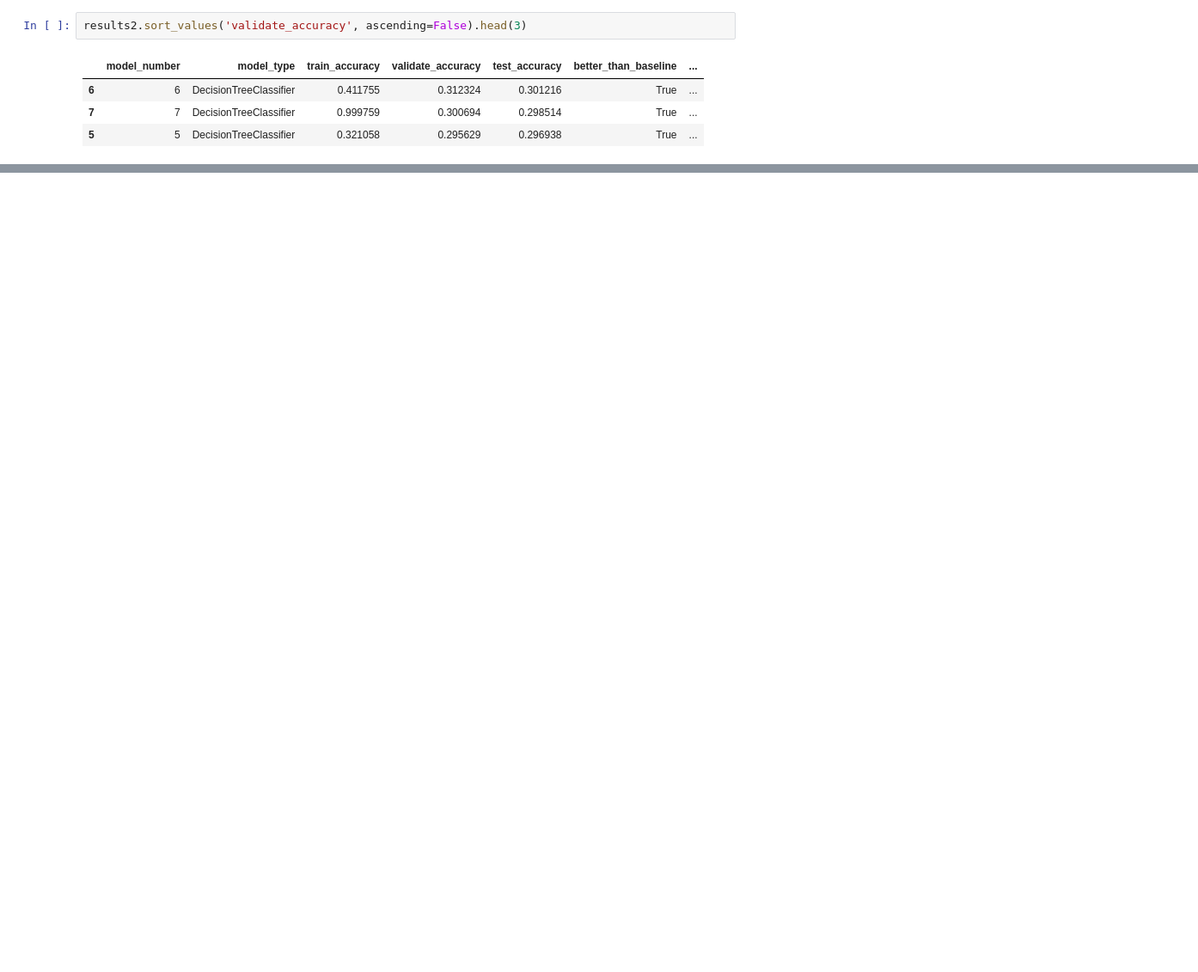
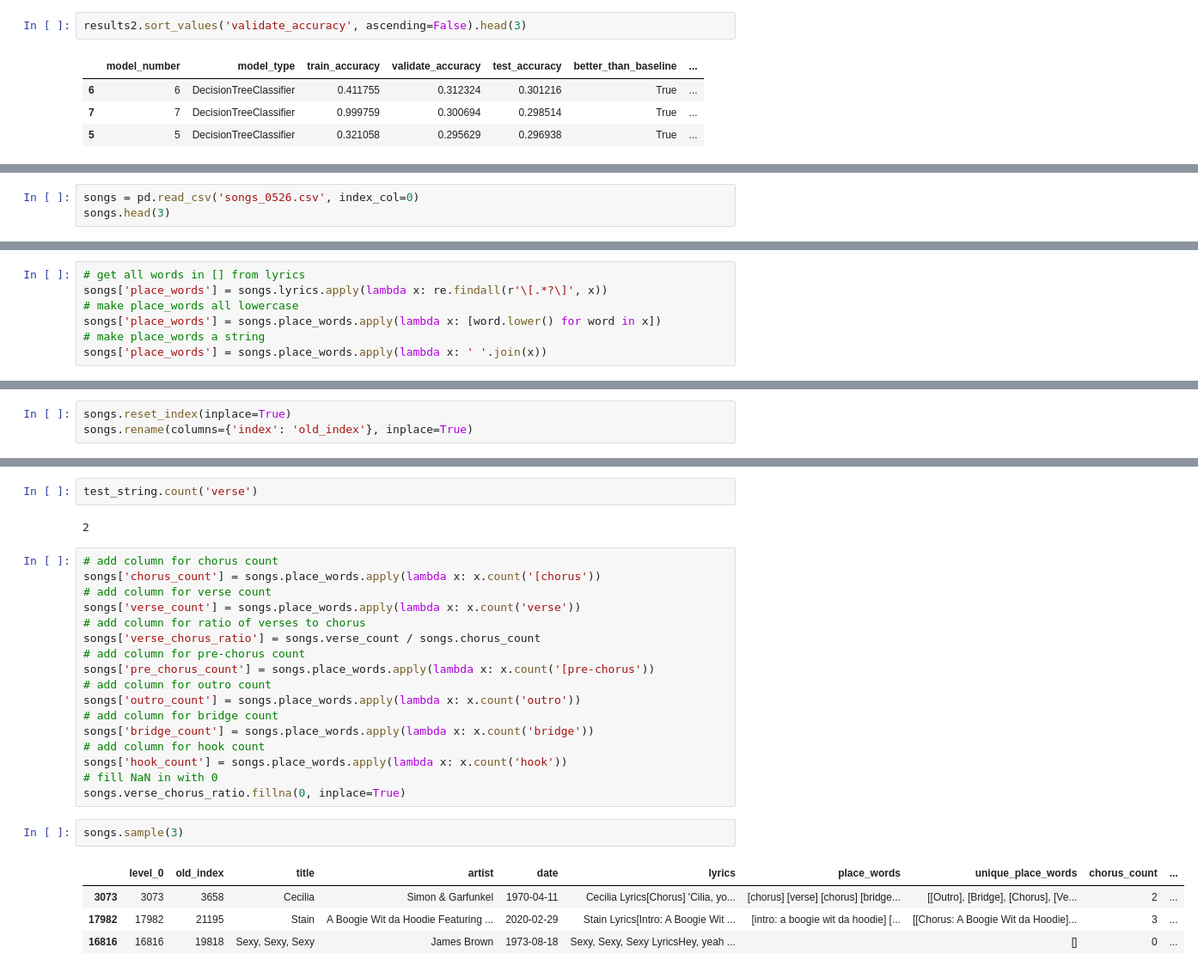
Before and after one commit to CBRJ-Lyrical-Metrics/lyrical-evolution-capstone, a Jupyter notebook: Drafts/chris_work.ipynb, the cells around one changed output, grey strips where cells are left out. Shown at 86% size. Cells and saved outputs as stored; diff of their text form; blank space fills up the shorter version.

```diff
--- a/Drafts/chris_work.ipynb
+++ b/Drafts/chris_work.ipynb
@@ -211,0 +243,3 @@ TypeError: run_random_forest_models() takes 0 positional arguments but 1 was giv
+# %%
+songs = pd.read_csv('songs_0526.csv', index_col=0)
+songs.head(3)
@@ -211,0 +251,7 @@ TypeError: run_random_forest_models() takes 0 positional arguments but 1 was giv
+# %%
+# get all words in [] from lyrics
+songs['place_words'] = songs.lyrics.apply(lambda x: re.findall(r'\[.*?\]', x))
+# make place_words all lowercase
+songs['place_words'] = songs.place_words.apply(lambda x: [word.lower() for word in x])
+# make place_words a string
+songs['place_words'] = songs.place_words.apply(lambda x: ' '.join(x))
@@ -211,0 +276,3 @@ TypeError: run_random_forest_models() takes 0 positional arguments but 1 was giv
+# %%
+songs.reset_index(inplace=True)
+songs.rename(columns={'index': 'old_index'}, inplace=True)
@@ -211,0 +323,28 @@ TypeError: run_random_forest_models() takes 0 positional arguments but 1 was giv
+# %%
+test_string.count('verse')
+# %% [output]
+2
+# %%
+# add column for chorus count
+songs['chorus_count'] = songs.place_words.apply(lambda x: x.count('[chorus'))
+# add column for verse count
+songs['verse_count'] = songs.place_words.apply(lambda x: x.count('verse'))
+# add column for ratio of verses to chorus
+songs['verse_chorus_ratio'] = songs.verse_count / songs.chorus_count
+# add column for pre-chorus count
+songs['pre_chorus_count'] = songs.place_words.apply(lambda x: x.count('[pre-chorus'))
+# add column for outro count
+songs['outro_count'] = songs.place_words.apply(lambda x: x.count('outro'))
+# add column for bridge count
+songs['bridge_count'] = songs.place_words.apply(lambda x: x.count('bridge'))
+# add column for hook count
+songs['hook_count'] = songs.place_words.apply(lambda x: x.count('hook'))
+# fill NaN in with 0
+songs.verse_chorus_ratio.fillna(0, inplace=True)
+# %%
+songs.sample(3)
+# %% [output]
+|  | level_0 | old_index | title | artist | date | lyrics | place_words | unique_place_words | chorus_count | ... |
+| 3073 | 3073 | 3658 | Cecilia | Simon & Garfunkel | 1970-04-11 | Cecilia Lyrics[Chorus] 'Cilia, yo... | [chorus] [verse] [chorus] [bridge... | [[Outro], [Bridge], [Chorus], [Ve... | 2 | ... |
+| 17982 | 17982 | 21195 | Stain | A Boogie Wit da Hoodie Featuring ... | 2020-02-29 | Stain Lyrics[Intro: A Boogie Wit ... | [intro: a boogie wit da hoodie] [... | [[Chorus: A Boogie Wit da Hoodie]... | 3 | ... |
+| 16816 | 16816 | 19818 | Sexy, Sexy, Sexy | James Brown | 1973-08-18 | Sexy, Sexy, Sexy LyricsHey, yeah ... |  | [] | 0 | ... |
```
Also changed, not shown: parts of 15 cells of this notebook.
